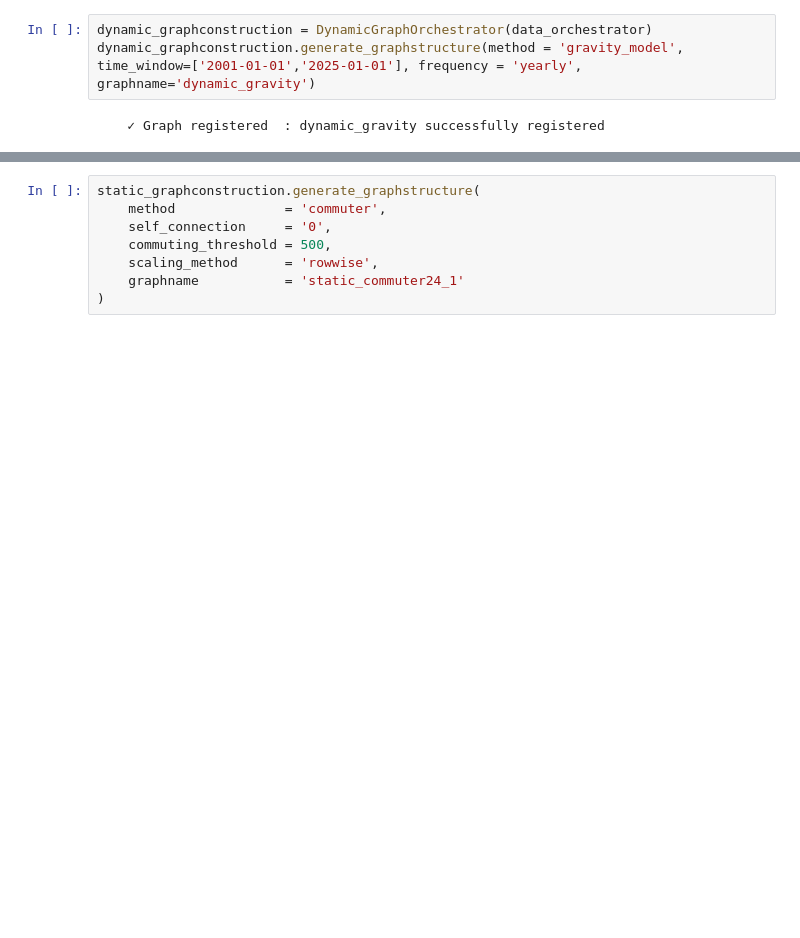
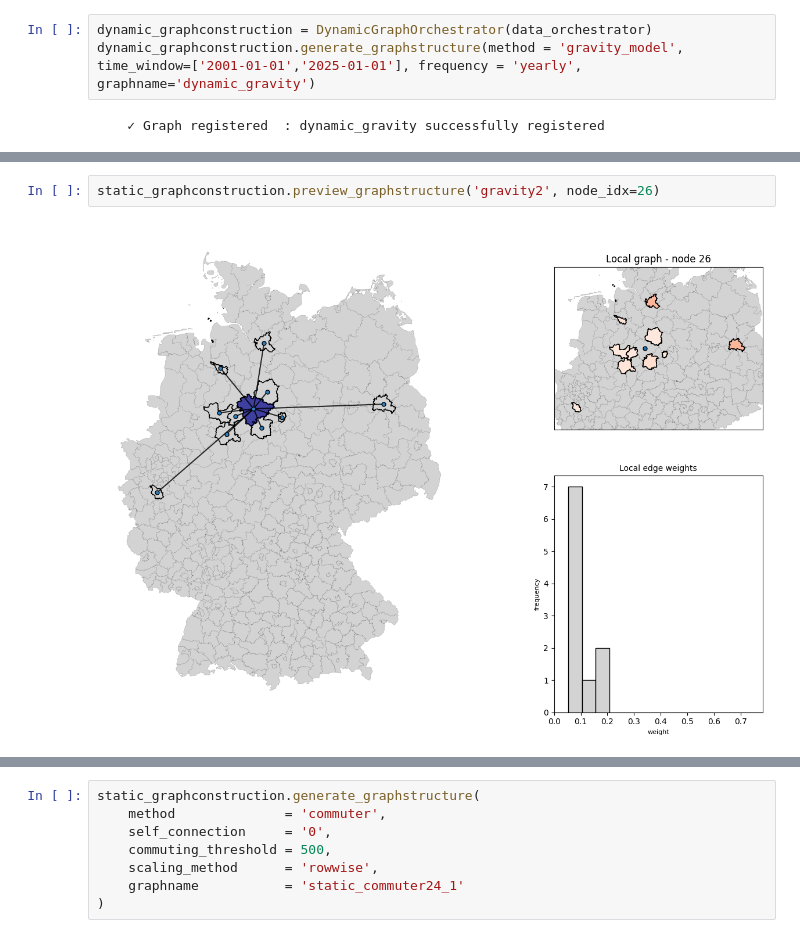
Before and after one commit to stends2001/infectious_disease_gnn, a Jupyter notebook: src/notebooks/new graph construction module.ipynb, the cells around one changed output, grey strips where cells are left out. Saved outputs shown, nothing was run; the diff lists cells and outputs as text; blank space fills up the shorter version.

```diff
--- a/src/notebooks/new graph construction module.ipynb
+++ b/src/notebooks/new graph construction module.ipynb
@@ -69,0 +130,4 @@ static_graphconstruction.generate_graphstructure(method='geographic_neighbors',
+# %%
+static_graphconstruction.preview_graphstructure('gravity2', node_idx=26)
+# %% [output]
+[figure, added]
```
Also changed, not shown: parts of 5 cells of this notebook, 6 other files.
